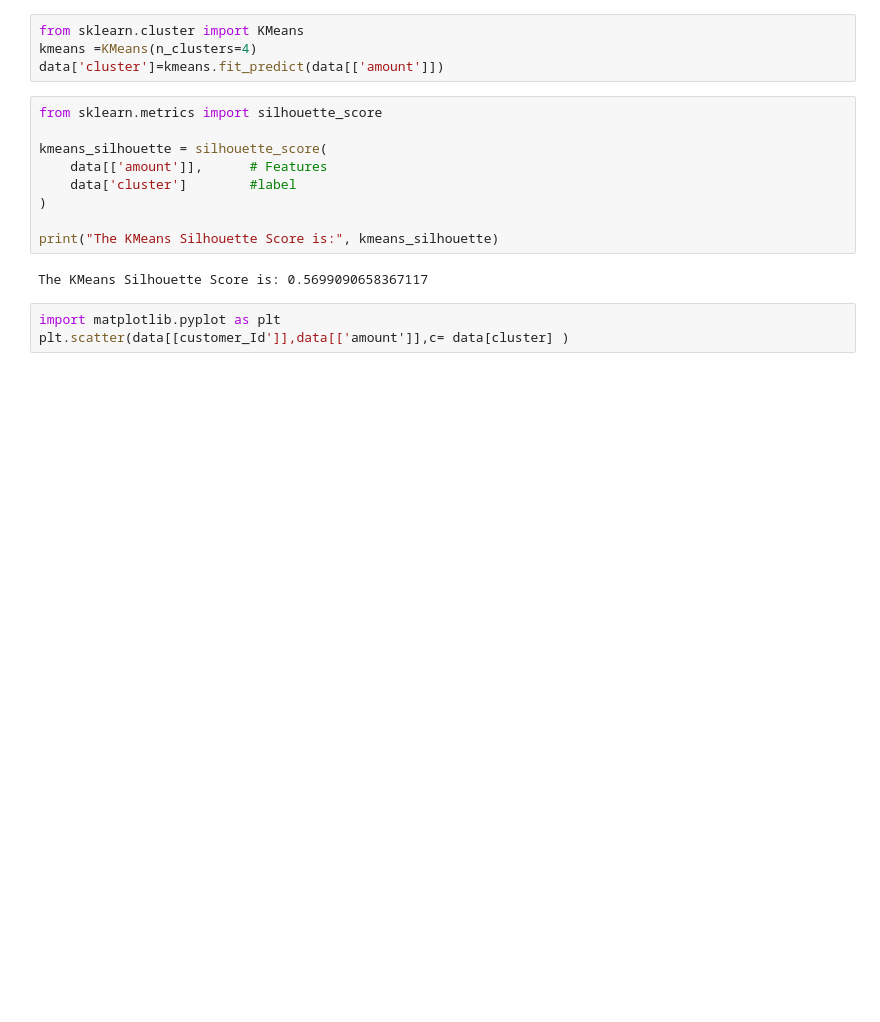
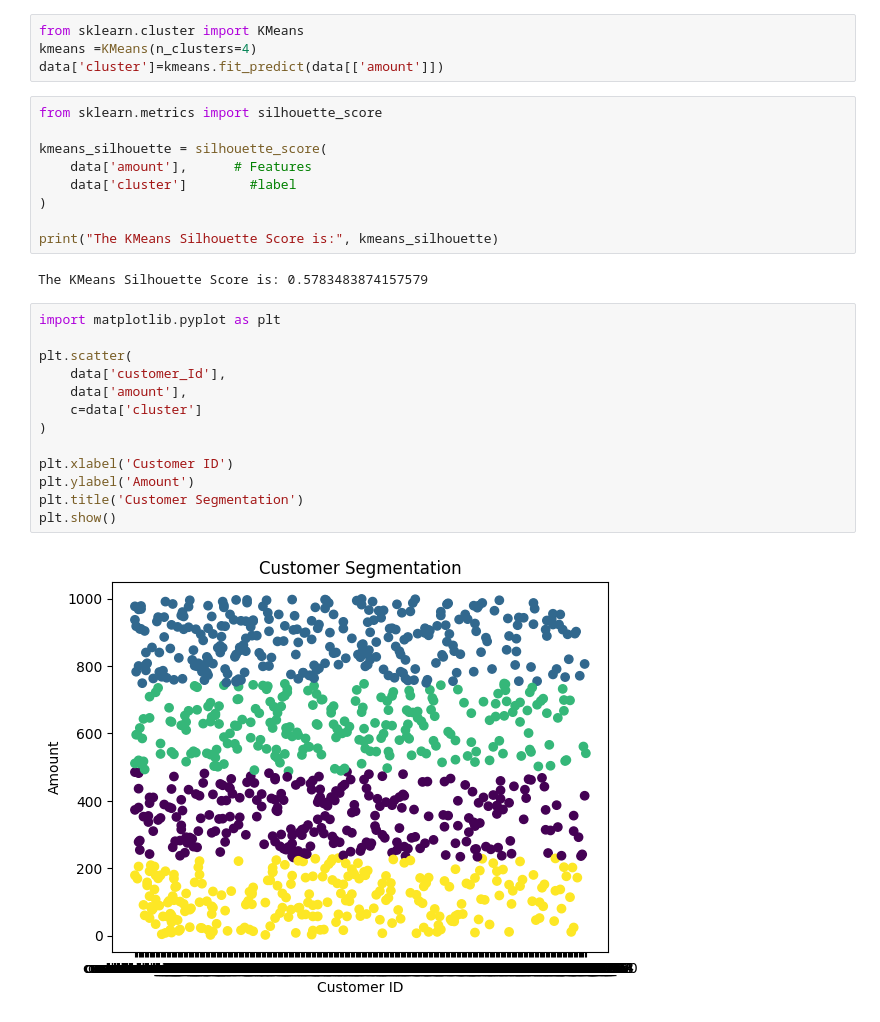
Before and after one commit to khushi-mahida/BASCIS_DATASCI_MACHINE-LEARNING-, a Jupyter notebook: customerSegmentationFinal.ipynb, the cells around one changed output. Cells and saved outputs as stored; diff of their text form; blank space fills up the shorter version.

```diff
--- a/customerSegmentationFinal.ipynb
+++ b/customerSegmentationFinal.ipynb
@@ -54,13 +54,25 @@ data['cluster']=kmeans.fit_predict(data[['amount']])
 from sklearn.metrics import silhouette_score
 
 kmeans_silhouette = silhouette_score(
-    data[['amount']],      # Features
+    data['amount'],      # Features
     data['cluster']        #label
 )
 
 print("The KMeans Silhouette Score is:", kmeans_silhouette)
 # %% [output]
-The KMeans Silhouette Score is: 0.5699090658367117
+The KMeans Silhouette Score is: 0.5783483874157579
 # %%
 import matplotlib.pyplot as plt
-plt.scatter(data[[customer_Id']],data[['amount']],c= data[cluster] )
+
+plt.scatter(
+    data['customer_Id'],
+    data['amount'],
+    c=data['cluster']
+)
+
+plt.xlabel('Customer ID')
+plt.ylabel('Amount')
+plt.title('Customer Segmentation')
+plt.show()
+# %% [output]
+[figure, added]
```
Also changed, not shown: parts of 7 cells of this notebook.
